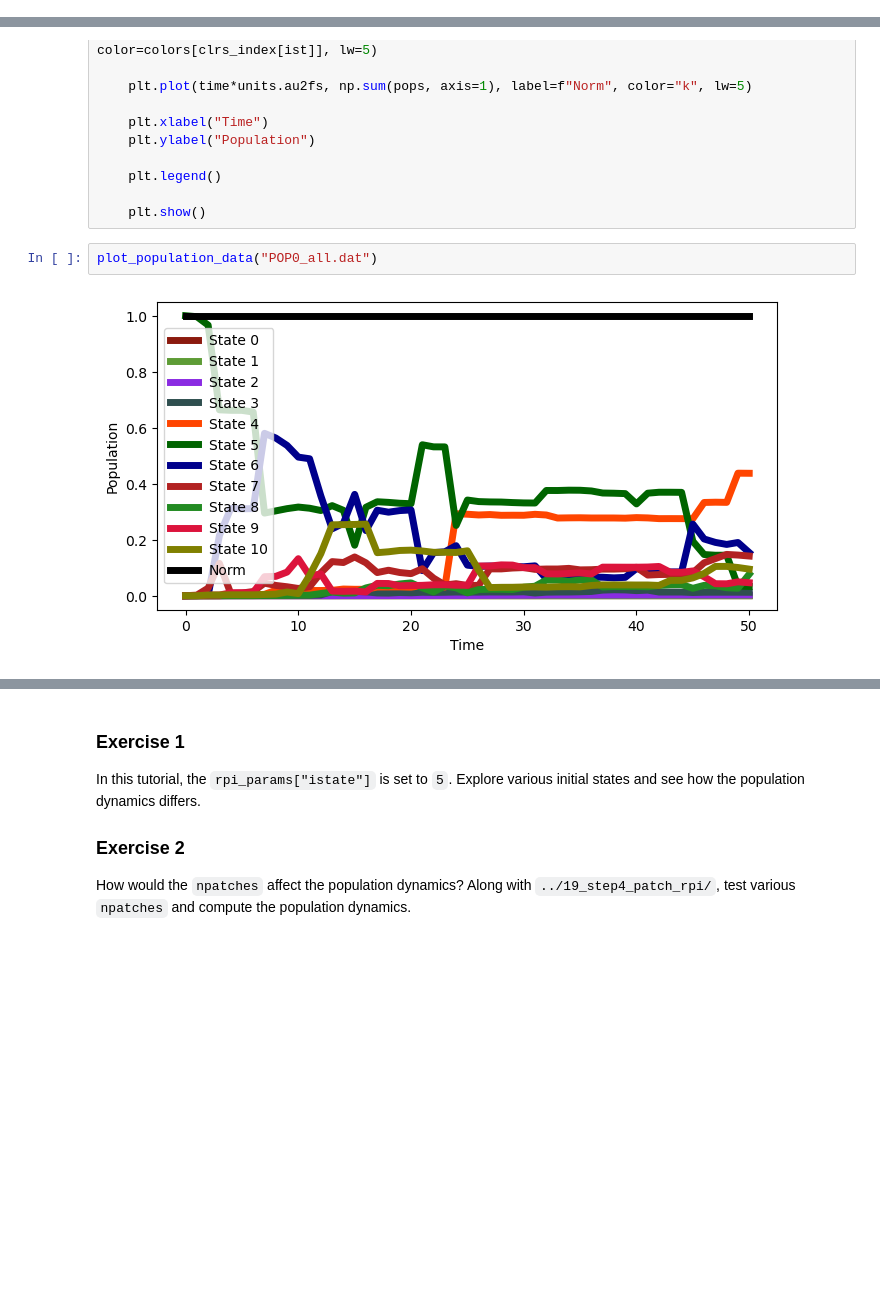
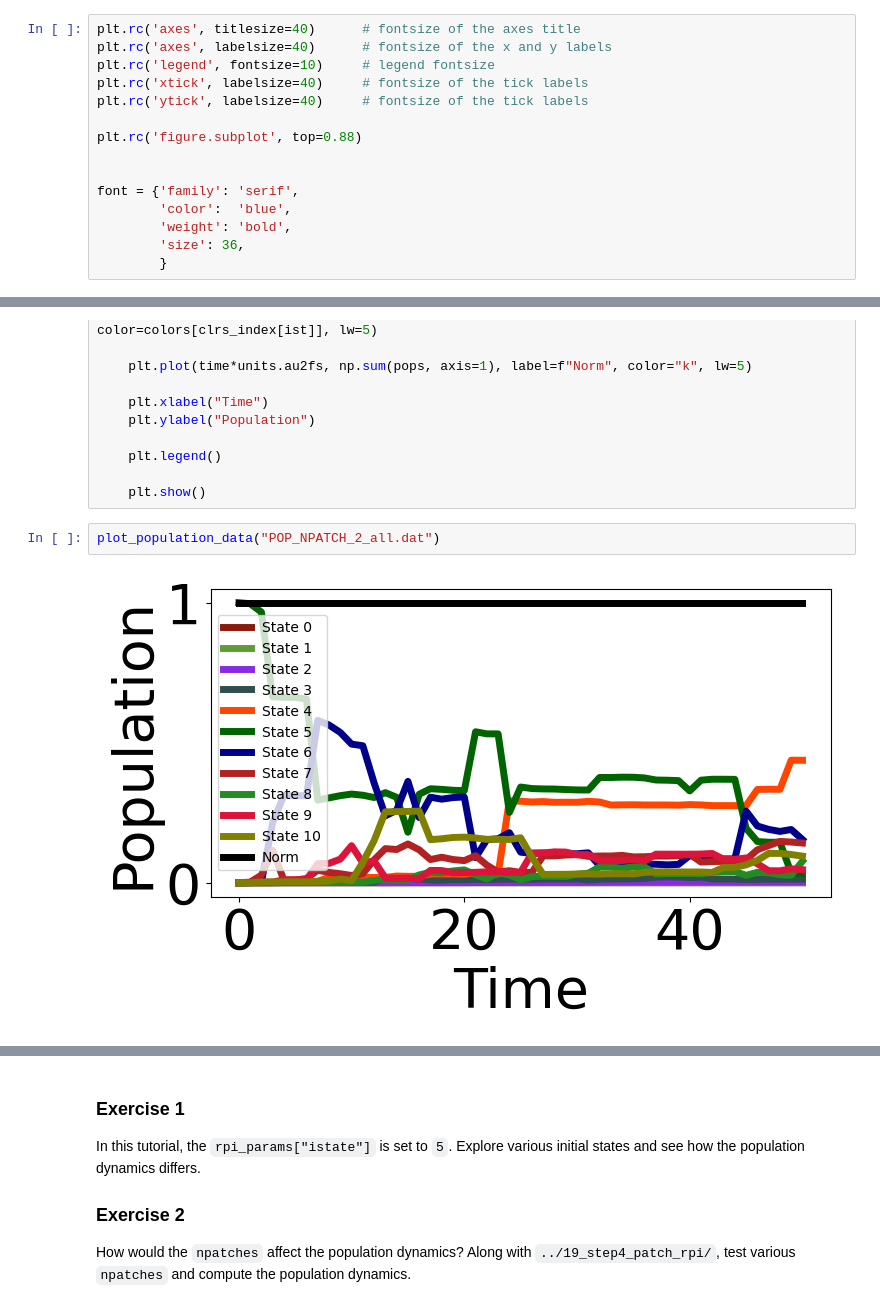
Before and after one commit to YuchenWang2015/Tutorials_Libra, a Jupyter notebook: 6_dynamics/2_nbra_workflows/20_step5_sum_rpi/tutorial.ipynb, the cells around one changed output, grey strips where cells are left out. Cells and saved outputs as stored; diff of their text form; blank space fills up the shorter version.

```diff
--- a/6_dynamics/2_nbra_workflows/20_step5_sum_rpi/tutorial.ipynb
+++ b/6_dynamics/2_nbra_workflows/20_step5_sum_rpi/tutorial.ipynb
@@ -140,6 +140,21 @@ Print the final population from all batches
 [Back to TOC](#toc)
 
 Let's plot the population dynamics. Changing the prefix, we can plot the population dynamics with different number of patches, `npatches`. The color code is from the `colors` dictionary, and the norm is shown in a black line.
+# %%
+plt.rc('axes', titlesize=40)      # fontsize of the axes title
+plt.rc('axes', labelsize=40)      # fontsize of the x and y labels
+plt.rc('legend', fontsize=10)     # legend fontsize
+plt.rc('xtick', labelsize=40)     # fontsize of the tick labels
+plt.rc('ytick', labelsize=40)     # fontsize of the tick labels
+
+plt.rc('figure.subplot', top=0.88)
+
+
+font = {'family': 'serif',
+        'color':  'blue',
+        'weight': 'bold',
+        'size': 36,
+        }
 # %%
 def plot_population_data(filename):
     """
@@ -171,7 +186,7 @@ def plot_population_data(filename):
 
     plt.show()
 # %%
-plot_population_data("POP0_all.dat")
+plot_population_data("POP_NPATCH_2_all.dat")
 # %% [output]
-[figure, old version]
+[figure, new version]
 # %%
```
Also changed, not shown: parts of 9 cells of this notebook, 3 other files.
